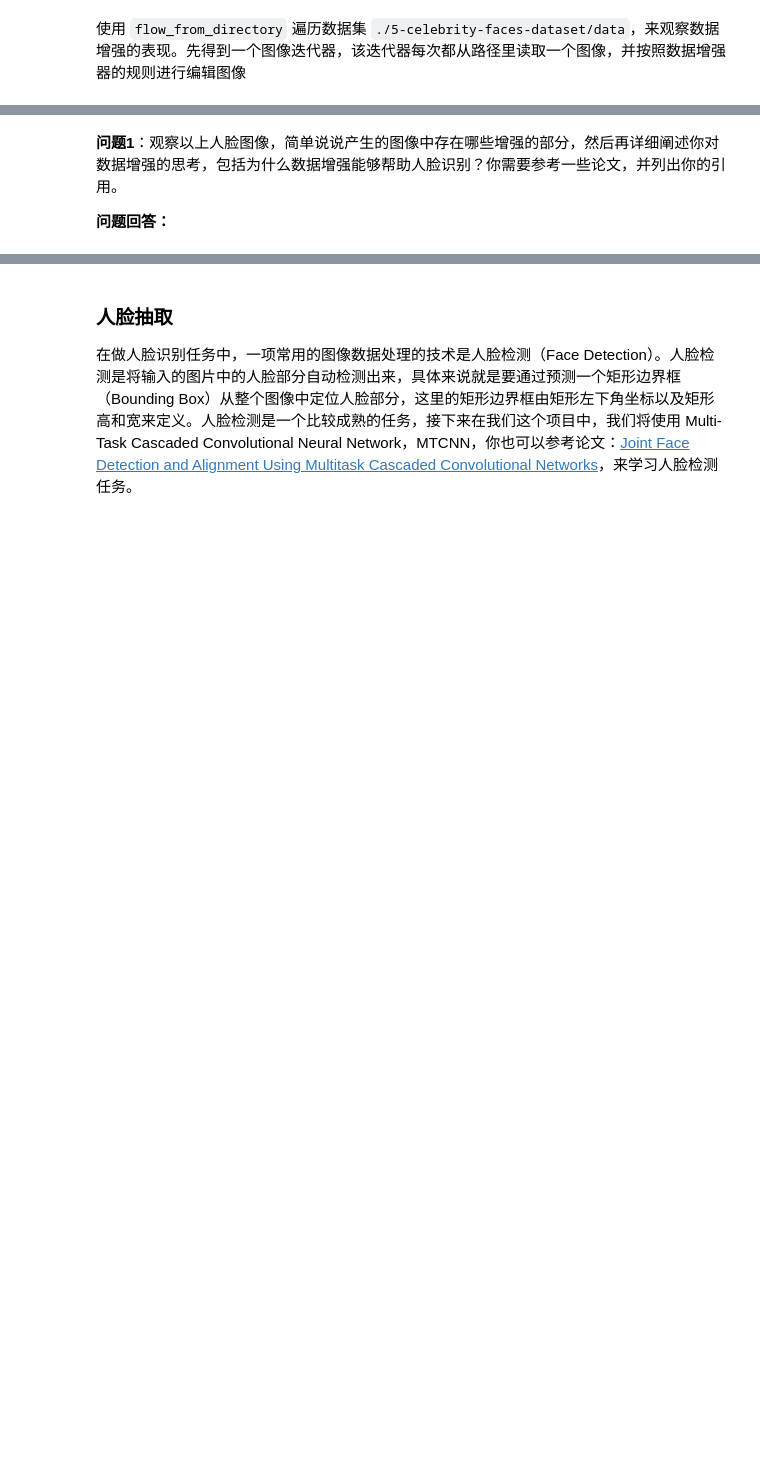
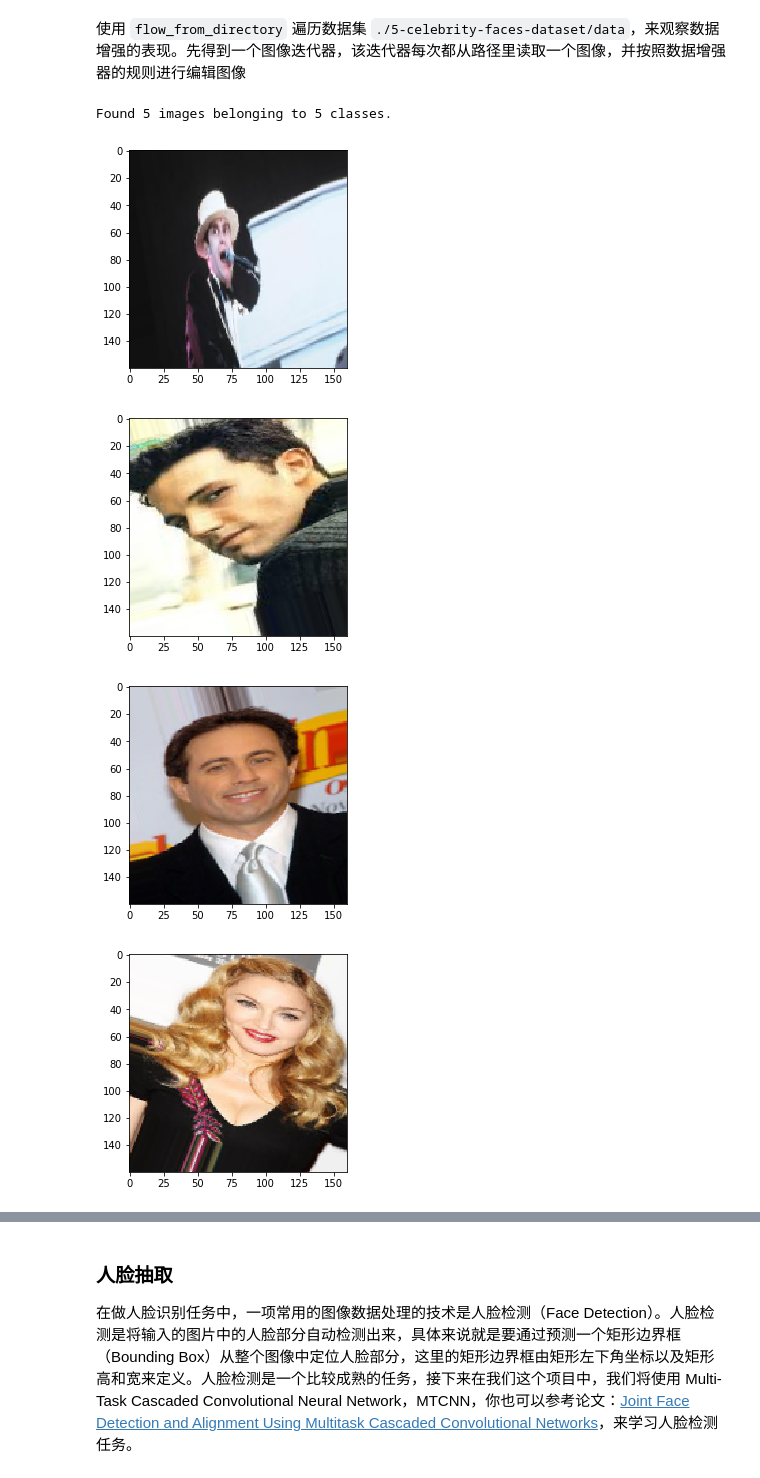
Before and after one commit to tianyiran02/-udacityML_faceDetection, a Jupyter notebook: Face Recognition.ipynb, the cells around one changed output, grey strips where cells are left out. Drawn from its saved outputs; the diff is of its cells as text; code cells hidden in the pictures; blank space fills up the shorter version.

```diff
--- a/Face Recognition.ipynb
+++ b/Face Recognition.ipynb
@@ -62,34 +105,41 @@ print(len(images))
 # %% [markdown]
 我们可以看到，训练集的图像数量比较少，这对模型建模并学习图像数据到人名标签的映射关系增加了难度，所以这里需要做数据增强的工作。这里有一份很不错的资料可以帮助你了解数据增强——[Data Augmentation](https://machinelearningmastery.com/how-to-configure-image-data-augmentation-when-training-deep-learning-neural-networks/)。
 # %%
-from keras.preprocessing.image import ImageDataGenerator
+from tensorflow.keras.preprocessing.image import ImageDataGenerator
 
 # TODO: 构造图像数据增强器
 
 data_gen = ImageDataGenerator(
-    rescale = , # TODO：随机缩放图像RGB值的倍数
-    rotation_range = , # TODO：随机旋转图像的范围
-    zoom_range = ,  # TODO：随机缩放图像大小范围
-    width_shift_range = ,  # TODO：随机水平方向平移图像(fraction of total width)
-    height_shift_range= ,  # TODO：随机纵向平移图像(fraction of total height)
+    rescale = 1./255, # TODO：缩放图像RGB值的倍数
+    rotation_range = 30, # TODO：随机旋转图像的范围
+    zoom_range = 0.2,  # TODO：随机缩放图像大小范围
+    width_shift_range = 0.1,  # TODO：随机水平方向平移图像(fraction of total width)
+    height_shift_range= 0.1,  # TODO：随机纵向平移图像(fraction of total height)
 )
 # %% [markdown]
 使用 `flow_from_directory` 遍历数据集 `./5-celebrity-faces-dataset/data`，来观察数据增强的表现。先得到一个图像迭代器，该迭代器每次都从路径里读取一个图像，并按照数据增强器的规则进行编辑图像
 # %%
-# 直接运行，得到一个图像迭代器，该迭代器每次都从路径里读取一个图像，并按照数据增强器的规则进行编辑图像
+# 直接运行，得到一个图像迭代器，该迭代器每次 都从路径里读取一个图像，并按照数据增强器的规则进行编辑图像
 dataflow_generator = data_gen.flow_from_directory(
-    "./5-celebrity-faces-dataset/data",
+    "./5-celebrity-faces-dataset/data/",
     target_size=(160, 160),
     batch_size=1,
     class_mode='categorical')
+# %% [output]
+Found 5 images belonging to 5 classes.
 # %%
 # TODO：从 迭代器中 读取10张图片，并显示图像
-
 sample_count = 10
 for image_data in dataflow_generator:
     # TODO：使用 plt.imshow 和 plt.show() 显示图像
-
+    plt.imshow(np.squeeze(np.array(image_data[0])))
+    plt.show()
 
     sample_count -= 1
     if sample_count <= 0:
         break
+# %% [output]
+[figure, added]
+[figure, added]
+[figure, added]
+[figure, added]
@@ -96,4 +151,0 @@ for image_data in dataflow_generator:
-# %% [markdown]
-**问题1**：观察以上人脸图像，简单说说产生的图像中存在哪些增强的部分，然后再详细阐述你对数据增强的思考，包括为什么数据增强能够帮助人脸识别？你需要参考一些论文，并列出你的引用。
-
-**问题回答：**
```
Also changed, not shown: parts of 40 cells of this notebook.
